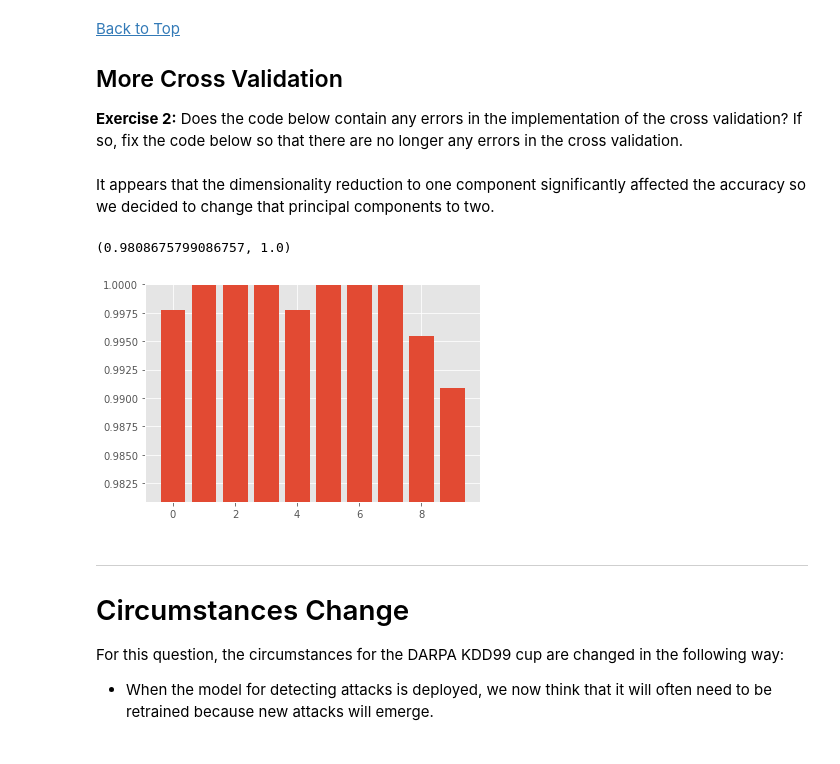
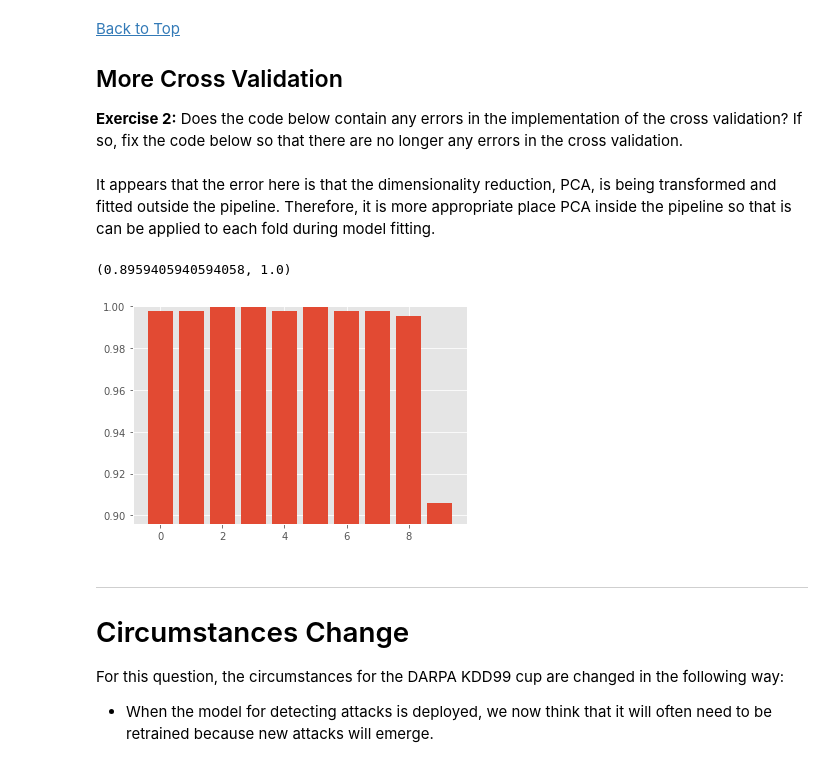
Before and after one commit to lukedemaio/MLLab04, a Jupyter notebook: ICA3_MachineLearning.ipynb, the cells around one changed output. Drawn from its saved outputs; the diff is of its cells as text; code cells hidden in the pictures.

```diff
--- a/ICA3_MachineLearning.ipynb
+++ b/ICA3_MachineLearning.ipynb
@@ -185,38 +185,39 @@ ___
 ## More Cross Validation
 
 **Exercise 2:** Does the code below contain any errors in the implementation of the cross validation? If so, fix the code below so that there are no longer any errors in the cross validation.
-# %% [markdown]
-It appears that the dimensionality reduction to one component significantly affected the accuracy so we decided to change that principal components to two.
+# %% [markdown]
+It appears that the error here is that the dimensionality reduction, PCA, is being transformed and fitted outside the pipeline. Therefore, it is more appropriate place PCA inside the pipeline so that is can be applied to each fold during model fitting.
 # %%
 from sklearn.decomposition import PCA
 from sklearn.preprocessing import StandardScaler
 from sklearn.pipeline import Pipeline
 
 
 #======If there are errors, fix them below======
 #the n-components value was changed to 2 so as to not affect the accuracy
-n_components = 2
+n_components = 1
 pca = PCA(n_components=n_components)
 Xpca = pca.fit_transform(X)
 
 clf = Pipeline([('scl',StandardScaler()),
+                ('pca',PCA(n_components)),
                 ('clf',LogisticRegression())])
 
 per_fold_eval_criteria = cross_val_score(estimator=clf,
-                                    X=Xpca,
+                                    X=X,
                                     y=y,
                                     cv=cv,
                                     scoring=my_scorer
                                    )
 
 plt.bar(range(len(per_fold_eval_criteria)),per_fold_eval_criteria)
 plt.ylim([min(per_fold_eval_criteria)-0.01,max(per_fold_eval_criteria)])
 
 # =====fixed code======
 # write the fixed code (if needed) below
 # %% [output]
-(0.9808675799086757, 1.0)
+(0.8959405940594058, 1.0)
-[figure, old version]
+[figure, new version]
 # %% [markdown]
 ___
 
```
Also changed, not shown: parts of 2 cells of this notebook.
